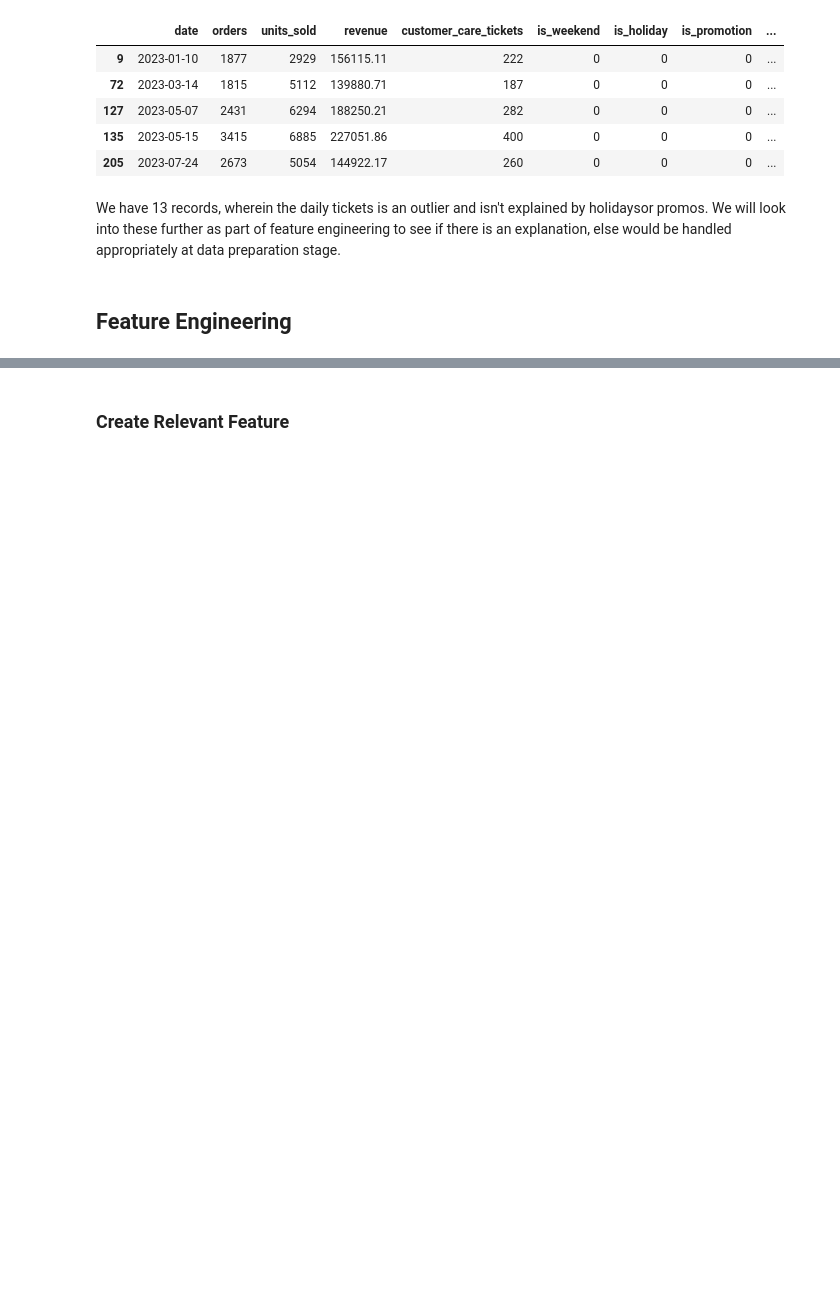
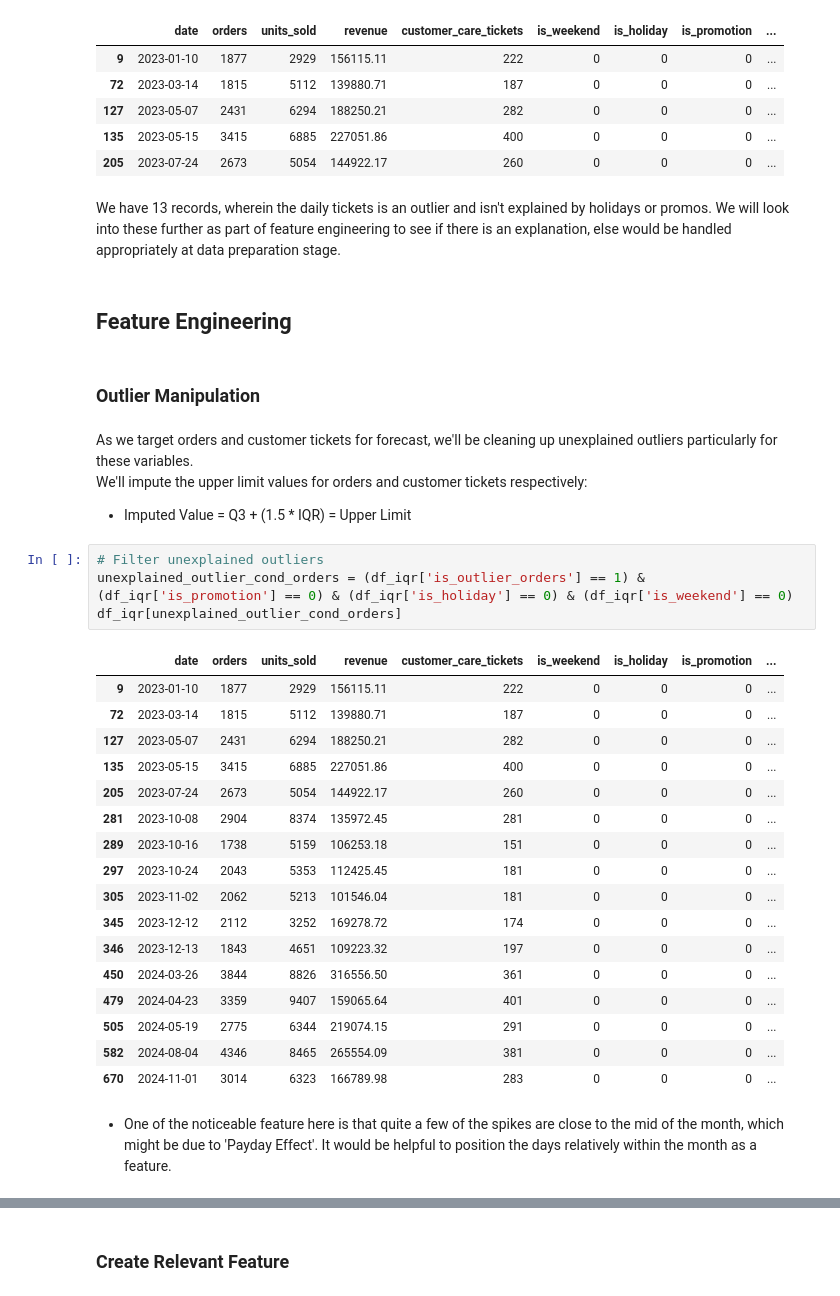
Before and after one commit to traha-89/ecommerce_demand_forecasting, a Jupyter notebook: notebooks/demand_forecasting_analysis.ipynb, the cells around one changed output, grey strips where cells are left out. Saved outputs shown, nothing was run; the diff lists cells and outputs as text; blank space fills up the shorter version.

```diff
--- a/notebooks/demand_forecasting_analysis.ipynb
+++ b/notebooks/demand_forecasting_analysis.ipynb
@@ -548,6 +548,36 @@ ticket_outlier_df.head()
 | 135 | 2023-05-15 | 3415 | 6885 | 227051.86 | 400 | 0 | 0 | 0 | ... |
 | 205 | 2023-07-24 | 2673 | 5054 | 144922.17 | 260 | 0 | 0 | 0 | ... |
 # %% [markdown]
-We have 13 records, wherein the daily tickets is an outlier and isn't explained by holidaysor promos. We will look into these further as part of feature engineering to see if there is an explanation, else would be handled appropriately at data preparation stage.
+We have 13 records, wherein the daily tickets is an outlier and isn't explained by holidays or promos. We will look into these further as part of feature engineering to see if there is an explanation, else would be handled appropriately at data preparation stage.
 # %% [markdown]
 ## Feature Engineering
+# %% [markdown]
+### Outlier Manipulation
+# %% [markdown]
+As we target orders and customer tickets for forecast, we'll be cleaning up unexplained outliers particularly for these variables.
+We'll impute the upper limit values for orders and customer tickets respectively:
+- Imputed Value = Q3 + (1.5 * IQR) = Upper Limit
+# %%
+# Filter unexplained outliers
+unexplained_outlier_cond_orders = (df_iqr['is_outlier_orders'] == 1) & (df_iqr['is_promotion'] == 0) & (df_iqr['is_holiday'] == 0) & (df_iqr['is_weekend'] == 0)
+df_iqr[unexplained_outlier_cond_orders]
+# %% [output]
+|  | date | orders | units_sold | revenue | customer_care_tickets | is_weekend | is_holiday | is_promotion | ... |
+| 9 | 2023-01-10 | 1877 | 2929 | 156115.11 | 222 | 0 | 0 | 0 | ... |
+| 72 | 2023-03-14 | 1815 | 5112 | 139880.71 | 187 | 0 | 0 | 0 | ... |
+| 127 | 2023-05-07 | 2431 | 6294 | 188250.21 | 282 | 0 | 0 | 0 | ... |
+| 135 | 2023-05-15 | 3415 | 6885 | 227051.86 | 400 | 0 | 0 | 0 | ... |
+| 205 | 2023-07-24 | 2673 | 5054 | 144922.17 | 260 | 0 | 0 | 0 | ... |
+| 281 | 2023-10-08 | 2904 | 8374 | 135972.45 | 281 | 0 | 0 | 0 | ... |
+| 289 | 2023-10-16 | 1738 | 5159 | 106253.18 | 151 | 0 | 0 | 0 | ... |
+| 297 | 2023-10-24 | 2043 | 5353 | 112425.45 | 181 | 0 | 0 | 0 | ... |
+| 305 | 2023-11-02 | 2062 | 5213 | 101546.04 | 181 | 0 | 0 | 0 | ... |
+| 345 | 2023-12-12 | 2112 | 3252 | 169278.72 | 174 | 0 | 0 | 0 | ... |
+| 346 | 2023-12-13 | 1843 | 4651 | 109223.32 | 197 | 0 | 0 | 0 | ... |
+| 450 | 2024-03-26 | 3844 | 8826 | 316556.50 | 361 | 0 | 0 | 0 | ... |
+| 479 | 2024-04-23 | 3359 | 9407 | 159065.64 | 401 | 0 | 0 | 0 | ... |
+| 505 | 2024-05-19 | 2775 | 6344 | 219074.15 | 291 | 0 | 0 | 0 | ... |
+| 582 | 2024-08-04 | 4346 | 8465 | 265554.09 | 381 | 0 | 0 | 0 | ... |
+| 670 | 2024-11-01 | 3014 | 6323 | 166789.98 | 283 | 0 | 0 | 0 | ... |
+# %% [markdown]
+- One of the noticeable feature here is that quite a few of the spikes are close to the mid of the month, which might be due to 'Payday Effect'. It would be helpful to position the days relatively within the month as a feature.
```
Also changed, not shown: parts of 22 cells of this notebook.
